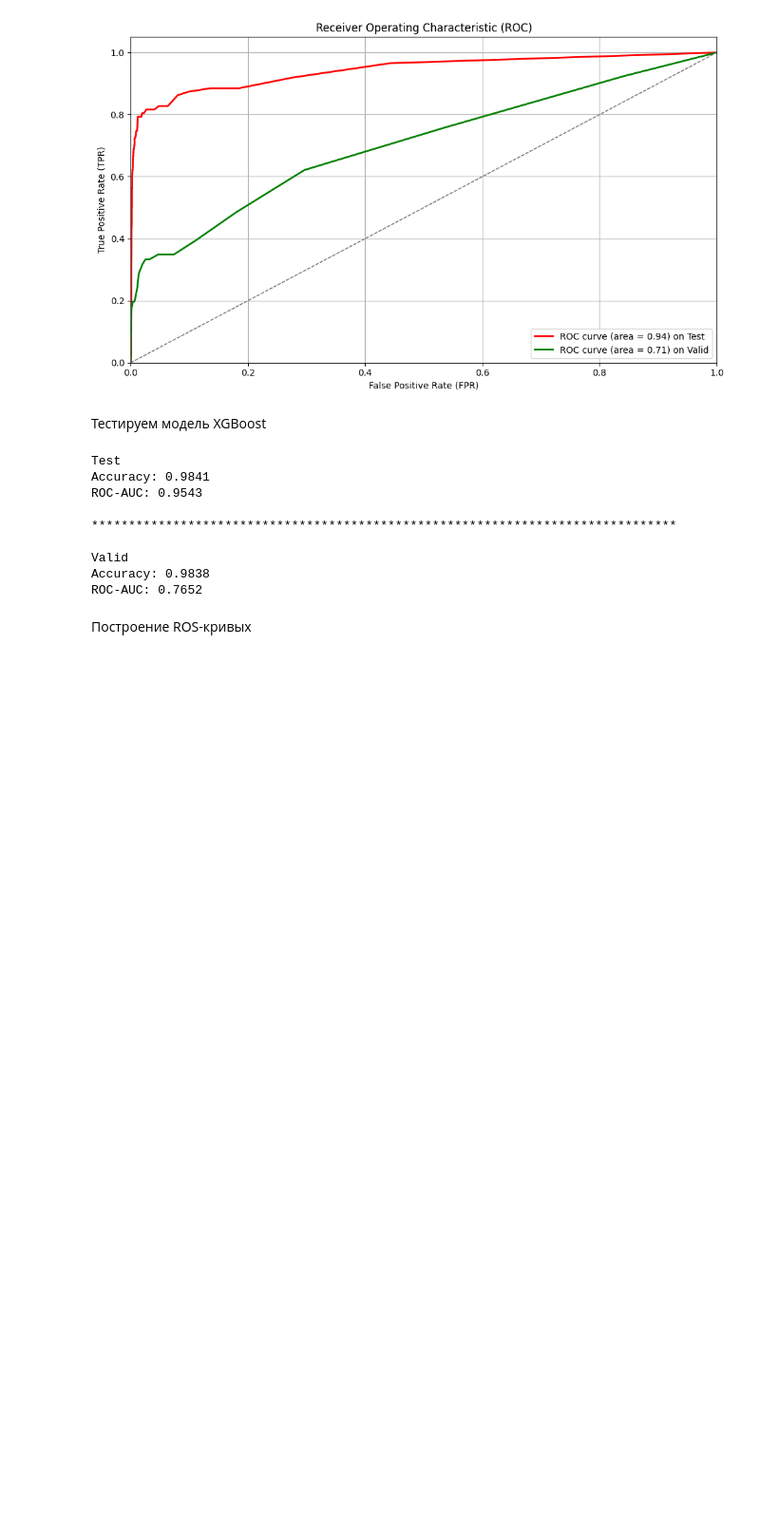
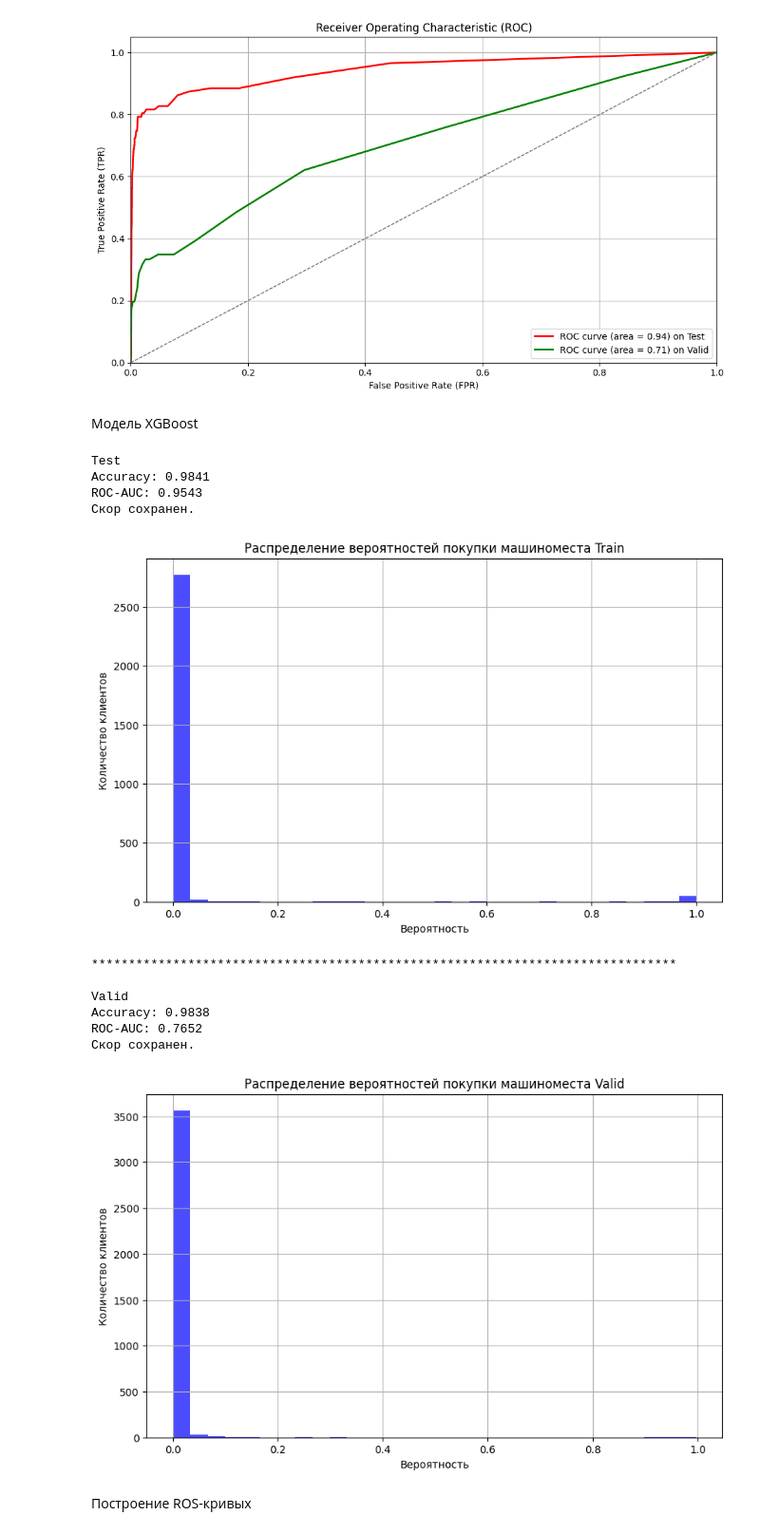
Before and after one commit to pogodaa/second_intensiv_predict_dataset_ot_samolyta, a Jupyter notebook: main.ipynb, the cells around one changed output. Shown at 95% size. Drawn from its saved outputs; the diff is of its cells as text; code cells hidden in the pictures; blank space fills up the shorter version.

```diff
--- a/main.ipynb
+++ b/main.ipynb
@@ -421,8 +507,8 @@ plt.tight_layout()
 plt.show()
 # %% [output]
 [figure]
-# %% [markdown]
-Тестируем модель XGBoost
+# %% [markdown]
+Модель XGBoost
 # %%
 # Т.к. XGBoost не может обрабатывать столбцы типа object (строковые) без предварительной обработки.
 # Сделаем предварительные обработки
@@ -438,39 +524,52 @@ model_xgb = XGBClassifier(scale_pos_weight=len(y_train) / sum(y_train == 1),
                       random_state=42,
                       eval_metric='logloss',
                       max_depth=30,
                       n_estimators=500,
                       learning_rate=0.1)
 
 model_xgb.fit(X_train_transformed, y_train)
 
 test_preds_xgb = model_xgb.predict(X_test_transformed)
 test_preds_proba_xgb = model_xgb.predict_proba(X_test_transformed)[:, 1]
 test_score_xgb = roc_auc_score(y_test, test_preds_proba_xgb)
 
 print('Test')
 print(f"Accuracy: {accuracy_score(y_test, test_preds_xgb):.4f}")
 print(f"ROC-AUC: {test_score_xgb:.4f}")
 
+submission_test = pd.DataFrame({'client_id': train_updt.loc[X_test.index, 'client_id'], 'score': test_preds_proba_xgb})
+submission_test.to_csv('results/xgb_train.csv', index=False)
+message_save()
+viz_out(test_preds_proba_xgb, 0)
+
 #########################################################################################
 perenos_()
 
 valid_preds_xgb = model_xgb.predict(X_valid_transformed)
 valid_preds_proba_xgb = model_xgb.predict_proba(X_valid_transformed)[:, 1]
 valid_score_xgb = roc_auc_score(y_valid, valid_preds_proba_xgb)
 
 print('Valid')
 print(f"Accuracy: {accuracy_score(y_valid, valid_preds_xgb):.4f}")
 print(f"ROC-AUC: {valid_score_xgb:.4f}")
+
+submission_valid = pd.DataFrame({'client_id': valid_updt.loc[X_valid.index, 'client_id'], 'score': valid_preds_proba_xgb})
+submission_valid.to_csv('results/xgb_valid.csv', index=False)
+message_save()
+viz_out(valid_preds_proba_xgb, 1)
 # %% [output]
 Test
 Accuracy: 0.9841
 ROC-AUC: 0.9543
-
-*******************************************************************************
-
-Valid
-Accuracy: 0.9838
-ROC-AUC: 0.7652
+Скор сохранен.
+[figure, added]
+*******************************************************************************
+
+Valid
+Accuracy: 0.9838
+ROC-AUC: 0.7652
+Скор сохранен.
+[figure, added]
 # %% [markdown]
 Построение ROS-кривых
 # %%
```
Also changed, not shown: parts of 11 cells of this notebook, 7 other files.
